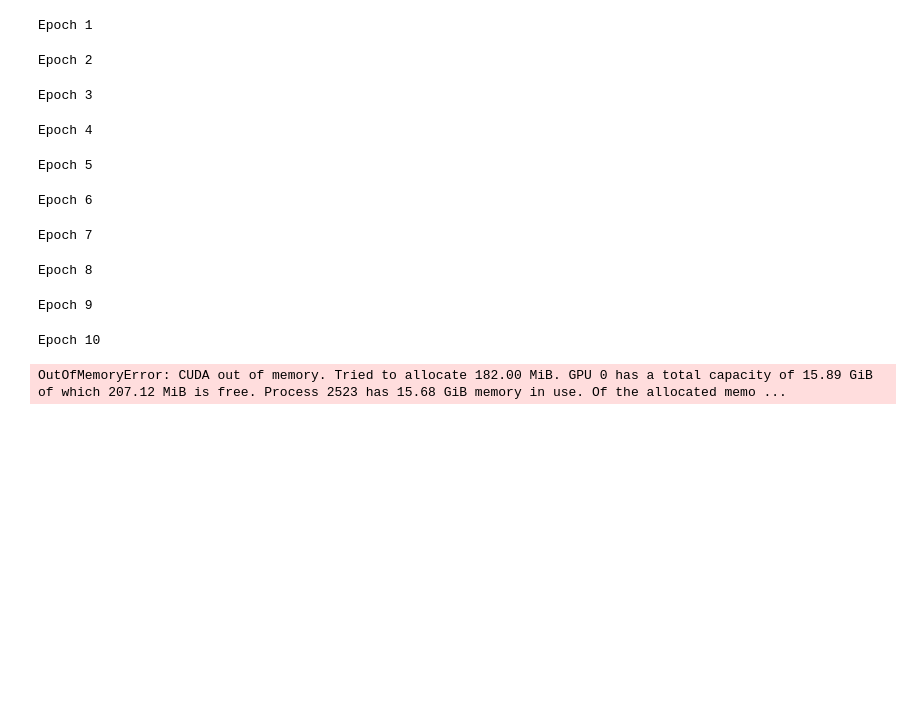
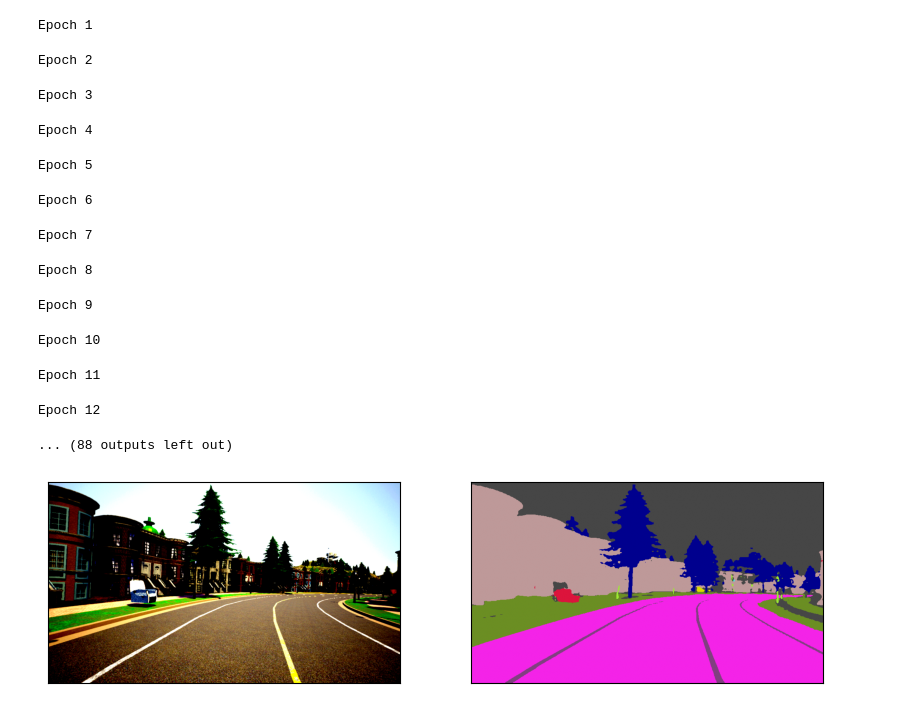
Before and after one commit to TechRufy/ML4CV_Project, a Jupyter notebook: main.ipynb, the cells around one changed output. Cells and saved outputs as stored; diff of their text form; code cells hidden in the pictures; blank space fills up the shorter version.

Commit message:
Kaggle Notebook | main83236f43ce734067646f | Version 4

```diff
--- a/main.ipynb
+++ b/main.ipynb
@@ -491,7 +493,7 @@ def train(num_epochs,model,train_loader,lambda_weight) -> None:
 
             print(f"Epoch {epoch + 1}", end = ' ')
 # %%
-train(10,feature_extractor,train_dl,0.1)
+train(100,feature_extractor,train_dl,0.1)
 # %% [output]
 Epoch 1
 Epoch 2
@@ -503,4 +505,7 @@ Epoch 7
 Epoch 8
 Epoch 9
 Epoch 10
+Epoch 11
+Epoch 12
+... (88 outputs left out)
 # %%
@@ -508,7 +513,7 @@ torch.save(feature_extractor, "model.weights.pth")
 # %%
-loaded_model = torch.load("/kaggle/input/dml/pytorch/default/1/model.weights.pth",weights_only=False)
-loaded_model.eval()
-feature_extractor = loaded_model
+#loaded_model = torch.load("/kaggle/input/dml/pytorch/default/2/weights_50E.pth",weights_only=False)
+#loaded_model.eval()
+#feature_extractor = loaded_model
 # %%
 def get_probability(logits):
     # pixel_features: (B, D, H, W)
@@ -565,20 +570,21 @@ def get_probability(logits):
         pt_values = exp_squared_diff_numerator / (denominator + 1e-8) # Add small epsilon for stability
 
         probability[:,:,:,t] = pt_values
+        return probability
 # %%
 for batch in test_dl:
 
     imgs = batch['image'].to(device)
     labels = batch['labels'].to(device)
 
     logits = feature_extractor(imgs)
     probability_vector = get_probability(logits)
 
     fig, axs = plt.subplots(1, 2, figsize=(10, 12))
     idx = 2
-    visualize_scene(imgs.cpu()[0], axs[0])
-    visualize_annotation(probability_vector.cpu()[0], axs[1])
+    visualize_scene(imgs.cpu()[2], axs[0])
+    visualize_annotation(torch.argmax(probability_vector,axis=3).cpu().detach().numpy()[2], axs[1])
 
     break
 # %% [output]
-OutOfMemoryError: CUDA out of memory. Tried to allocate 182.00 MiB. GPU 0 has a total capacity of 15.89 GiB of which 207.12 MiB is free. Process 2523 has 15.68 GiB memory in use. Of the allocated memo ...
+[figure, added]
```
Also changed, not shown: parts of 4 cells of this notebook.
